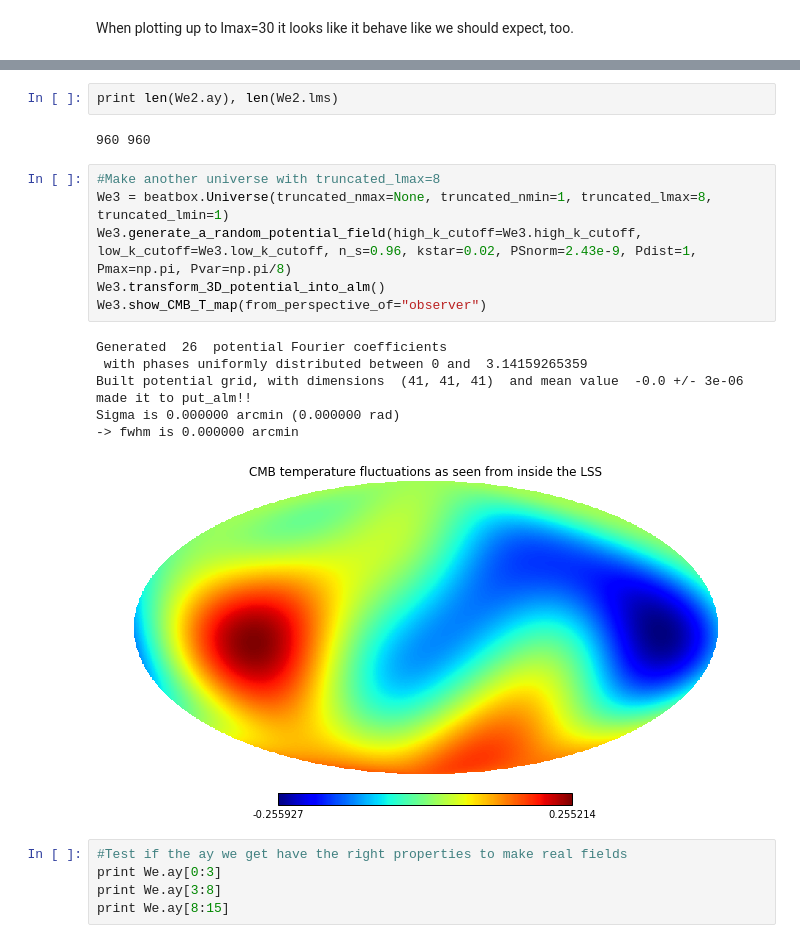
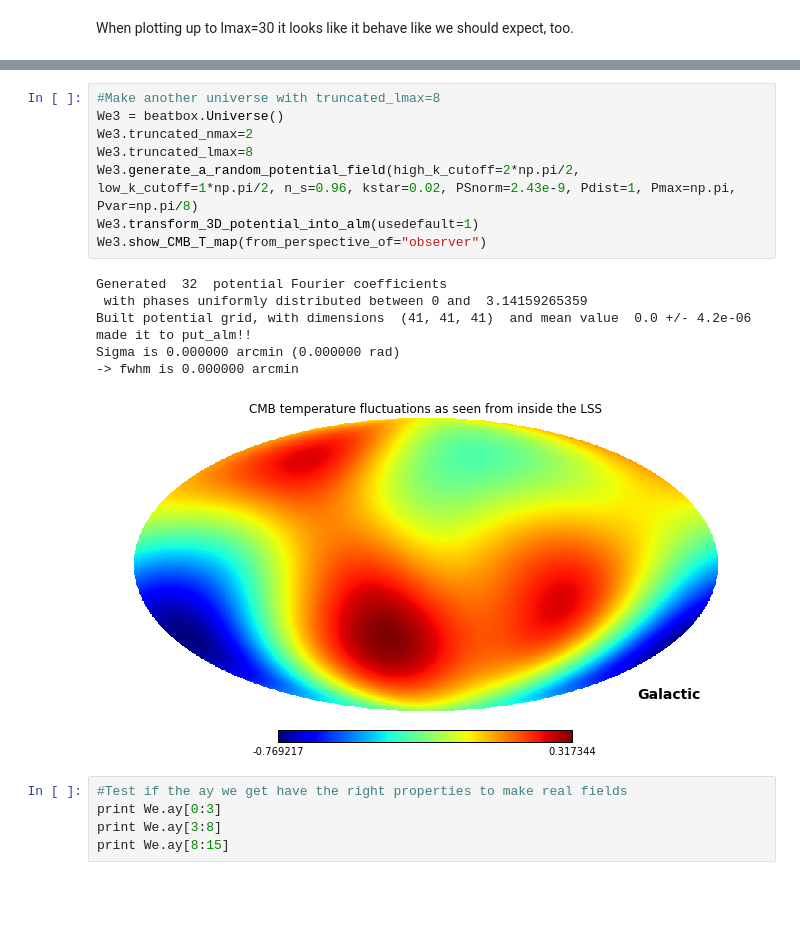
Before and after one commit to LaurencePeanuts/Music, a Jupyter notebook: Potential_Demo.ipynb, the cells around one changed output, grey strips where cells are left out. Cells and saved outputs as stored; diff of their text form; blank space fills up the shorter version.

```diff
--- a/Potential_Demo.ipynb
+++ b/Potential_Demo.ipynb
@@ -104,21 +115,19 @@ Sigma is 0.000000 arcmin (0.000000 rad)
-# %%
-print len(We2.ay), len(We2.lms)
-# %% [output]
-960 960
 # %%
 #Make another universe with truncated_lmax=8
-We3 = beatbox.Universe(truncated_nmax=None, truncated_nmin=1, truncated_lmax=8, truncated_lmin=1)
-We3.generate_a_random_potential_field(high_k_cutoff=We3.high_k_cutoff, low_k_cutoff=We3.low_k_cutoff, n_s=0.96, kstar=0.02, PSnorm=2.43e-9, Pdist=1, Pmax=np.pi, Pvar=np.pi/8)
-We3.transform_3D_potential_into_alm()
+We3 = beatbox.Universe()
+We3.truncated_nmax=2
+We3.truncated_lmax=8
+We3.generate_a_random_potential_field(high_k_cutoff=2*np.pi/2, low_k_cutoff=1*np.pi/2, n_s=0.96, kstar=0.02, PSnorm=2.43e-9, Pdist=1, Pmax=np.pi, Pvar=np.pi/8)
+We3.transform_3D_potential_into_alm(usedefault=1)
 We3.show_CMB_T_map(from_perspective_of="observer")
 # %% [output]
-Generated  26  potential Fourier coefficients
+Generated  32  potential Fourier coefficients
  with phases uniformly distributed between 0 and  3.14159265359
-Built potential grid, with dimensions  (41, 41, 41)  and mean value  -0.0 +/- 3e-06
+Built potential grid, with dimensions  (41, 41, 41)  and mean value  0.0 +/- 4.2e-06
 made it to put_alm!!
 Sigma is 0.000000 arcmin (0.000000 rad)
 -> fwhm is 0.000000 arcmin
-[figure, old version]
+[figure, new version]
 # %%
 #Test if the ay we get have the right properties to make real fields
 print We.ay[0:3]
```
Also changed, not shown: parts of 6 cells of this notebook, 2 other files.
